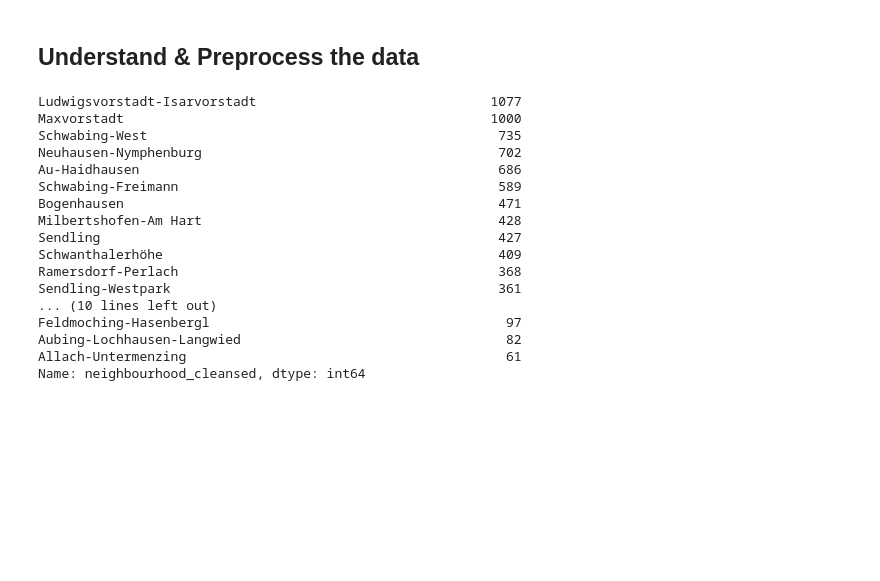
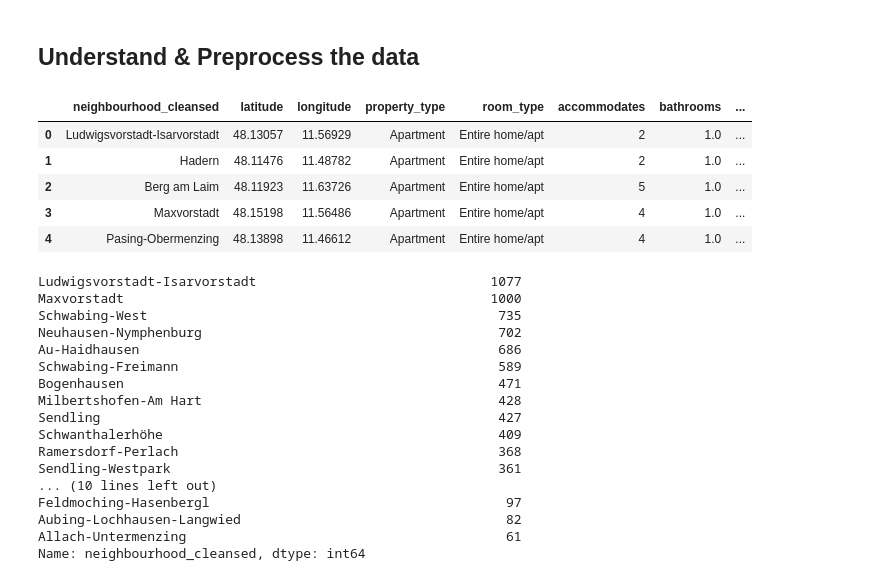
Before and after one commit to dschweim/DataMiningAirbnb, a Jupyter notebook: AirbnbMunich.ipynb, the cells around one changed output. Cells and saved outputs as stored; diff of their text form; code cells hidden in the pictures; blank space fills up the shorter version.

```diff
--- a/AirbnbMunich.ipynb
+++ b/AirbnbMunich.ipynb
@@ -57,6 +59,6 @@ munich = pd.read_csv('Data/listings_Munich_July.csv')
 munich = munich.loc[:, munich.columns.intersection(['neighbourhood_cleansed', 'property_type',
                                                     'room_type', 'accommodates', 'bathrooms', 'bedrooms',
                                                     'beds', 'bed_type', 'price', 'amenities',
-                                                    'extra_people', 'longitude', 'latitude'])]
+                                                    'extra_people', 'guests_included', 'longitude', 'latitude'])]
 # %% [markdown]
 ## Understand & Preprocess the data
@@ -65,3 +65,12 @@ munich = munich.loc[:, munich.columns.intersection(['neighbourhood_cleansed', 'p
+# %%
+munich.head()
+# %% [output]
+|  | neighbourhood_cleansed | latitude | longitude | property_type | room_type | accommodates | bathrooms | ... |
+| 0 | Ludwigsvorstadt-Isarvorstadt | 48.13057 | 11.56929 | Apartment | Entire home/apt | 2 | 1.0 | ... |
+| 1 | Hadern | 48.11476 | 11.48782 | Apartment | Entire home/apt | 2 | 1.0 | ... |
+| 2 | Berg am Laim | 48.11923 | 11.63726 | Apartment | Entire home/apt | 5 | 1.0 | ... |
+| 3 | Maxvorstadt | 48.15198 | 11.56486 | Apartment | Entire home/apt | 4 | 1.0 | ... |
+| 4 | Pasing-Obermenzing | 48.13898 | 11.46612 | Apartment | Entire home/apt | 4 | 1.0 | ... |
 # %%
 # understand feature neighbourhoods_cleansed
 print(munich['neighbourhood_cleansed'].value_counts())
```
Also changed, not shown: parts of 3 cells of this notebook.
